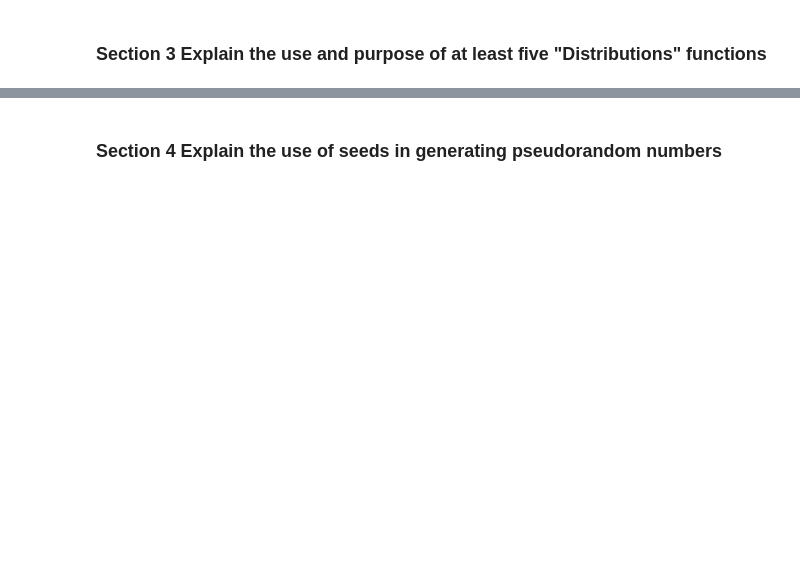
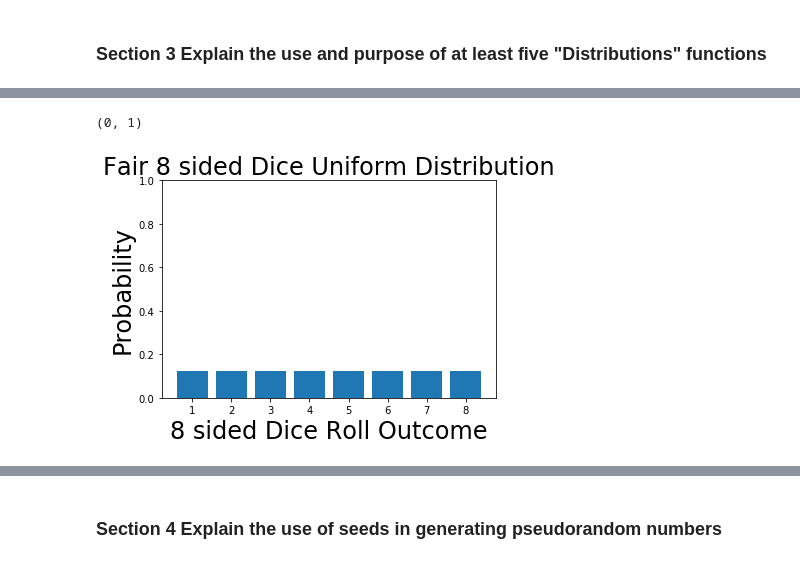
Before and after one commit to tomhealy1/Numpy-random, a Jupyter notebook: Numpy-random Notebook.ipynb, the cells around one changed output, grey strips where cells are left out. Drawn from its saved outputs; the diff is of its cells as text; code cells hidden in the pictures; blank space fills up the shorter version.

```diff
--- a/Numpy-random Notebook.ipynb
+++ b/Numpy-random Notebook.ipynb
@@ -204,0 +250,12 @@ array([3, 0, 2, 4, 1])
+# %%
+prob = np.full((8), 1/8)
+face = [1,2,3,4,5,6,7,8]
+plt.bar(face, prob)
+plt.ylabel('Probability', fontsize=24)
+plt.xlabel('8 sided Dice Roll Outcome', fontsize=24)
+plt.title('Fair 8 sided Dice Uniform Distribution', fontsize=24)
+axes = plt.gca()
+axes.set_ylim([0,1])
+# %% [output]
+(0, 1)
+[figure, added]
```
Also changed, not shown: parts of 26 cells of this notebook.
